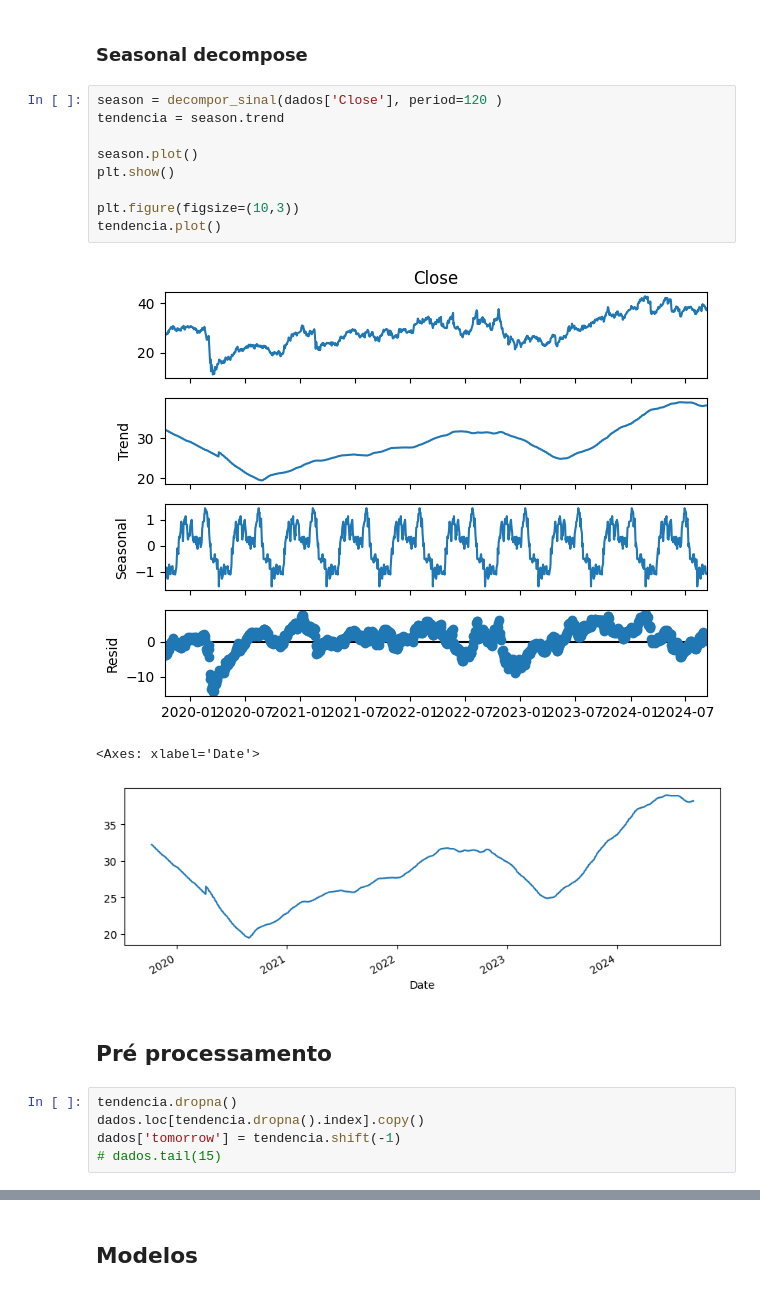
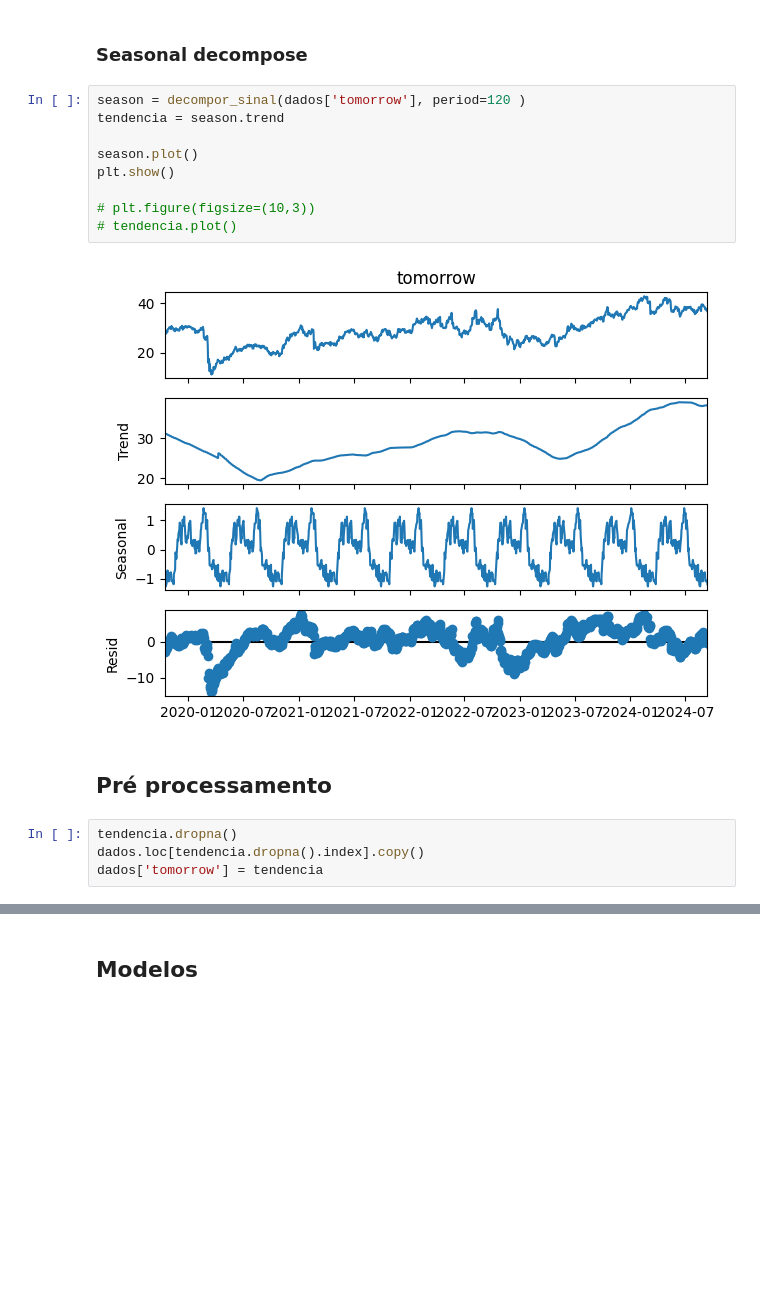
Before and after one commit to tcc-previsao-energia/ml-models, a Jupyter notebook: tcc/tendencia-lucas.ipynb, the cells around one changed output, grey strips where cells are left out. Drawn from its saved outputs; the diff is of its cells as text; blank space fills up the shorter version.

```diff
--- a/tcc/tendencia-lucas.ipynb
+++ b/tcc/tendencia-lucas.ipynb
@@ -36,23 +45,20 @@ plt.show()
 # %% [markdown]
 ### Seasonal decompose
 # %%
-season = decompor_sinal(dados['Close'], period=120 )
+season = decompor_sinal(dados['tomorrow'], period=120 )
 tendencia = season.trend
 
 season.plot()
 plt.show()
 
-plt.figure(figsize=(10,3))
-tendencia.plot()
+# plt.figure(figsize=(10,3))
+# tendencia.plot()
 # %% [output]
-[figure, old version]
+[figure, new version]
-<Axes: xlabel='Date'>
-[figure, removed]
 # %% [markdown]
 ## Pré processamento
 # %%
 tendencia.dropna()
 dados.loc[tendencia.dropna().index].copy()
-dados['tomorrow'] = tendencia.shift(-1)
-# dados.tail(15)
+dados['tomorrow'] = tendencia
 # %%
```
Also changed, not shown: parts of 13 cells of this notebook.
